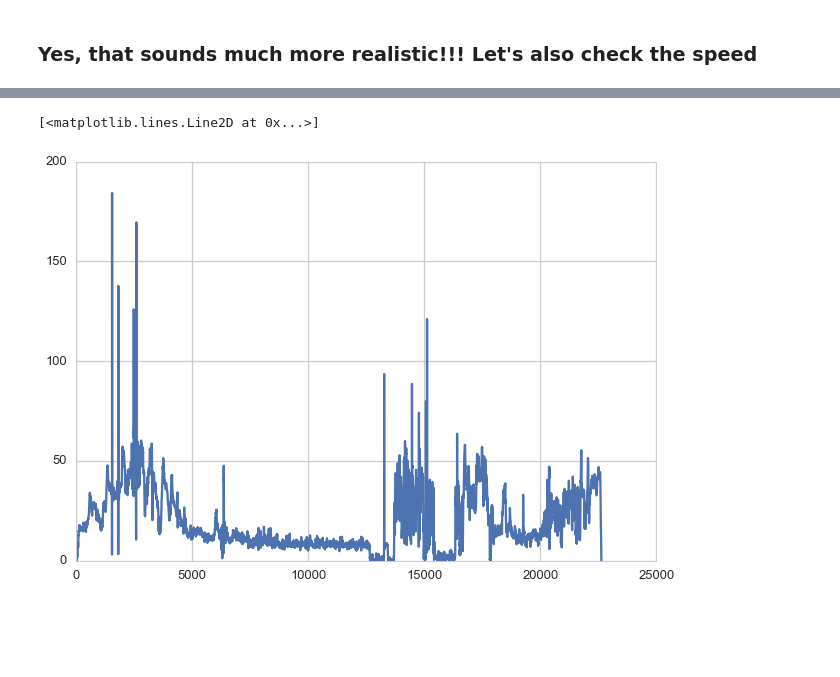
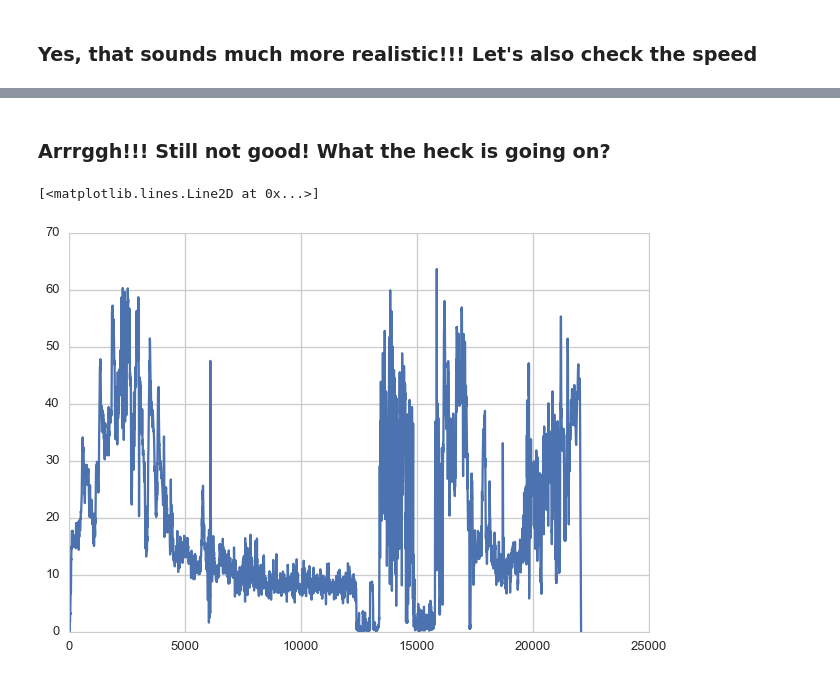
Before and after one commit to FlorianWilhelm/gps_data_with_python, a Jupyter notebook: notebooks/pykalman.ipynb, the cells around one changed output, grey strips where cells are left out. Cells and saved outputs as stored; diff of their text form; code cells hidden in the pictures; blank space fills up the shorter version.

```diff
--- a/notebooks/pykalman.ipynb
+++ b/notebooks/pykalman.ipynb
@@ -181,7 +179,7 @@ plt.plot(smoothed_state_means[:,2])
 # %% [markdown]
 ### Let's write the smoothed data back into our dataframe and GPX file
 # %%
-coords.ix[:, ['lon', 'lat', 'ele']] = smoothed_state_means[:,:3]
+coords.ix[:, ['lon', 'lat', 'ele']] = state_means[:,:3]
 orig_coords = coords.ix[~coords['idx'].isnull()].set_index('idx')
 # %%
 for i, p in enumerate(segment.points):
@@ -199,3 +197,6 @@ UphillDownhill(uphill=2956.4619089681555, downhill=2956.5557209633034)
 segment.points[0].speed = 0.0
 segment.points[-1].speed = 0.0
 gpx_file.add_missing_speeds()
+
+speed = np.array([p.speed for p in segment.points])*3.6
+plt.plot(speed)
@@ -202,6 +206,18 @@ gpx_file.add_missing_speeds()
+# %% [markdown]
+### Arrrggh!!! Still not good! What the heck is going on?
+# %%
+high_speed = np.argsort(speed)[:-40:-1]
+# %%
+segment.points = [p for i, p in enumerate(segment.points) if np.min(np.abs(high_speed - i)) > 30]
+for p in segment.points:
+    p.speed = None
 # %%
+segment.points[0].speed = 0.0
+segment.points[-1].speed = 0.0
+gpx_file.add_missing_speeds()
+
 speed = np.array([p.speed for p in segment.points])*3.6
 plt.plot(speed)
 # %% [output]
 [<matplotlib.lines.Line2D at 0x...>]
-[figure, old version]
+[figure, new version]
```
Also changed, not shown: parts of 41 cells of this notebook, 6 other files.
